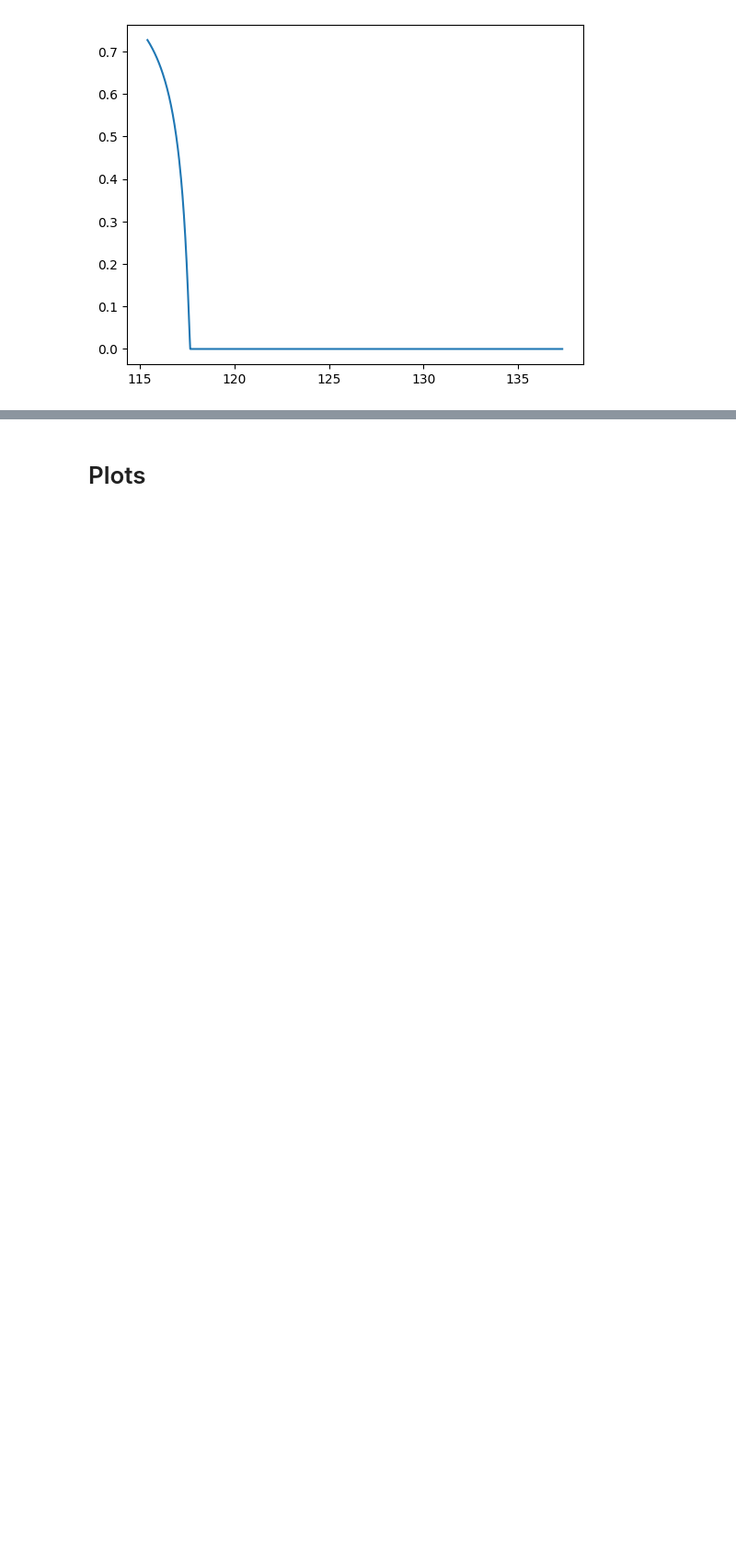
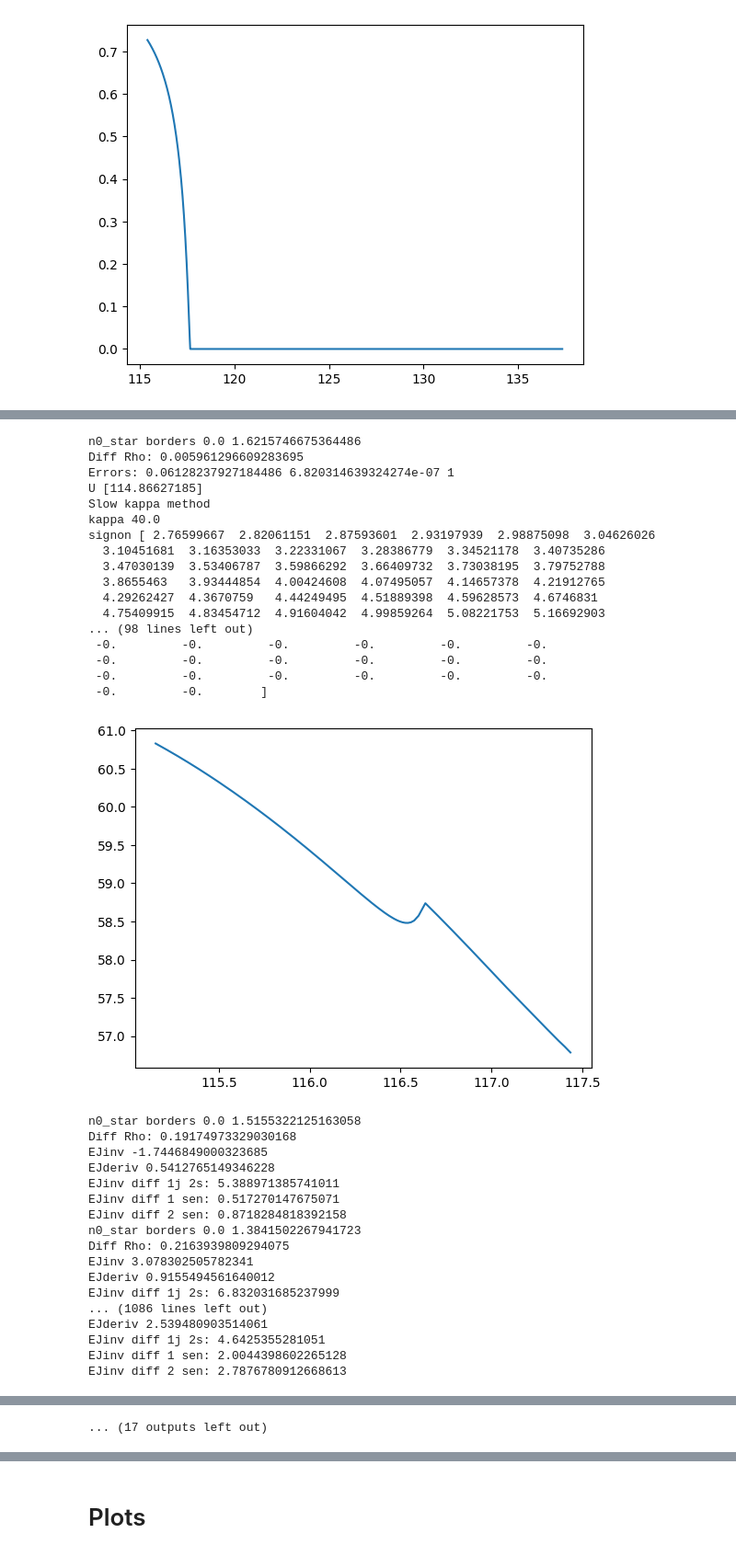
Before and after one commit to zalandru/Dynamic-Contracting-Multi-worker-Firm, a Jupyter notebook: Multiworker_wage_2steps/Initiating MWF.ipynb, the cells around one changed output, grey strips where cells are left out. Shown at 92% size. Cells and saved outputs as stored; diff of their text form; code cells hidden in the pictures; blank space fills up the shorter version.

```diff
--- a/Multiworker_wage_2steps/Initiating MWF.ipynb
+++ b/Multiworker_wage_2steps/Initiating MWF.ipynb
@@ -47,0 +51,16 @@ cc=ContinuousContract(p)
+# %%
+# GE basic
+mwc_GE_J = objects['mwc_Rho_J']
+mwc_GE_W = objects['mwc_Rho_W']
+mwc_GE_U = objects['mwc_Rho_U']
+
+#(mwc_GE_J,mwc_GE_W,mwc_GE_Wstar,mwc_GE_sep,mwc_GE_n0,mwc_GE_n1)=mwc_GE.J(None,None,None,1)
+(mwc_GE_J,mwc_GE_W,mwc_GE_Wstar,mwc_GE_sep,mwc_GE_n0,mwc_GE_n1)=mwc_GE.J(mwc_GE_J,mwc_GE_W,mwc_GE_U,1)
+
+objects['mwc_GE_J'] = mwc_GE_J
+objects['mwc_GE_W'] = mwc_GE_W
+objects['mwc_GE_U'] = mwc_GE_U
+
+with open('my_objects.pkl', 'wb') as file:
+    pickle.dump(objects, file)
+# %% [output]
@@ -47,0 +84,35 @@ cc=ContinuousContract(p)
+n0_star borders 0.0 1.6215746675364486
+Diff Rho: 0.005961296609283695
+Errors: 0.06128237927184486 6.820314639324274e-07 1
+U [114.86627185]
+Slow kappa method
+kappa 40.0
+signon [ 2.76599667  2.82061151  2.87593601  2.93197939  2.98875098  3.04626026
+  3.10451681  3.16353033  3.22331067  3.28386779  3.34521178  3.40735286
+  3.47030139  3.53406787  3.59866292  3.66409732  3.73038195  3.79752788
+  3.8655463   3.93444854  4.00424608  4.07495057  4.14657378  4.21912765
+  4.29262427  4.3670759   4.44249495  4.51889398  4.59628573  4.6746831
+  4.75409915  4.83454712  4.91604042  4.99859264  5.08221753  5.16692903
+... (98 lines left out)
+ -0.         -0.         -0.         -0.         -0.         -0.
+ -0.         -0.         -0.         -0.         -0.         -0.
+ -0.         -0.         -0.         -0.         -0.         -0.
+ -0.         -0.        ]
+[figure, added]
+n0_star borders 0.0 1.5155322125163058
+Diff Rho: 0.19174973329030168
+EJinv -1.7446849000323685
+EJderiv 0.5412765149346228
+EJinv diff 1j 2s: 5.388971385741011
+EJinv diff 1 sen: 0.517270147675071
+EJinv diff 2 sen: 0.8718284818392158
+n0_star borders 0.0 1.3841502267941723
+Diff Rho: 0.2163939809294075
+EJinv 3.078302505782341
+EJderiv 0.9155494561640012
+EJinv diff 1j 2s: 6.832031685237999
+... (1086 lines left out)
+EJderiv 2.539480903514061
+EJinv diff 1j 2s: 4.6425355281051
+EJinv diff 1 sen: 2.0044398602265128
+EJinv diff 2 sen: 2.7876780912668613
@@ -48,3 +239,4 @@ cc=ContinuousContract(p)
+... (17 outputs left out)
 # %%
 from Multiworker_Contract_hire_Rho import MultiworkerContract
 mwc_Rho=MultiworkerContract(p,cc.js)
```
Also changed, not shown: parts of 13 cells of this notebook, 4 other files.
